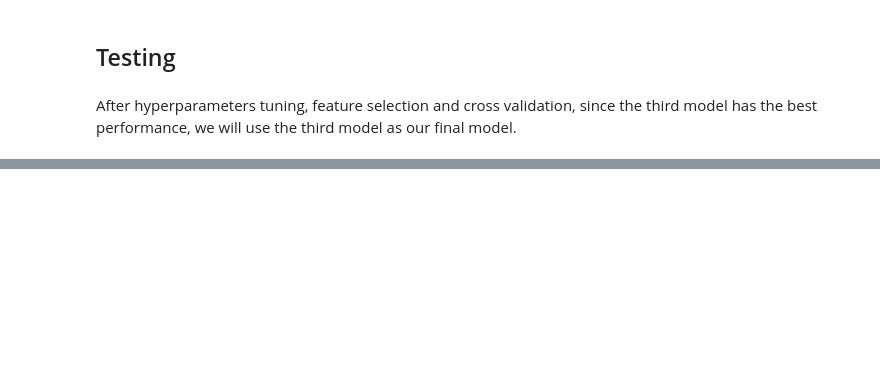
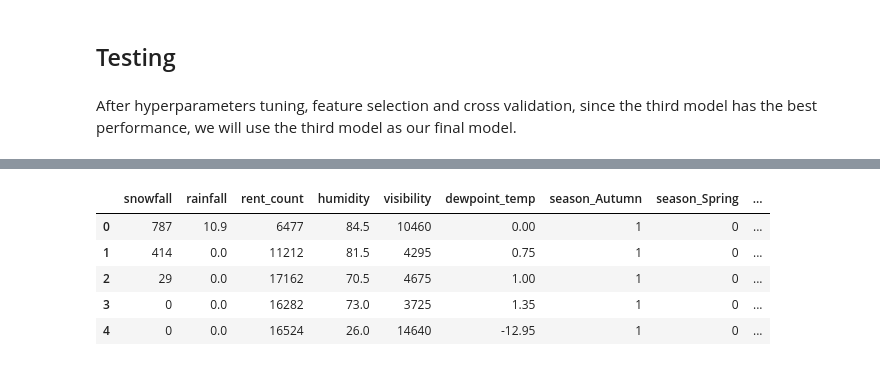
Before and after one commit to Jiian/seoulbike, a Jupyter notebook: predictive_maintenance/lstm.ipynb, the cells around one changed output, grey strips where cells are left out. Saved outputs shown, nothing was run; the diff lists cells and outputs as text; code cells hidden in the pictures; blank space fills up the shorter version.

Commit message:
added 7days demo

```diff
--- a/predictive_maintenance/lstm.ipynb
+++ b/predictive_maintenance/lstm.ipynb
@@ -163,0 +176,12 @@ The percentage error is around 25%, which indicates that we should allow 25% buf
+# %%
+demo0 = pd.read_csv('../data/7days_demo.csv')
+demo0.head()
+demo = demo0.copy()
+# %%
+demo.drop(['solar_radiation'], axis = 1, inplace = True)
+demo.drop(['temperature'], axis = 1, inplace = True)
+demo.drop(['wind_speed'], axis = 1, inplace = True)
+# %%
+demo.drop(['Unnamed: 0', 'date', 'rep_count'], axis = 1, inplace = True)
+demo1 = pd.get_dummies(demo, columns=['season', 'holiday'])
+demo1.head()
@@ -163,0 +195,16 @@ The percentage error is around 25%, which indicates that we should allow 25% buf
+# %%
+demo1['season_Spring'] = np.zeros(7, dtype = np.int8)
+demo1['season_Summer'] = np.zeros(7, dtype = np.int8)
+demo1['season_Winter'] = np.zeros(7, dtype = np.int8)
+demo1['holiday_Holiday'] = np.zeros(7, dtype = np.int8)
+# %%
+cols = demo1.columns.to_list()[:7] + demo1.columns.to_list()[8:] + ['holiday_No Holiday']
+demo2 = demo1[cols]
+demo2.head()
+# %% [output]
+|  | snowfall | rainfall | rent_count | humidity | visibility | dewpoint_temp | season_Autumn | season_Spring | ... |
+| 0 | 787 | 10.9 | 6477 | 84.5 | 10460 | 0.00 | 1 | 0 | ... |
+| 1 | 414 | 0.0 | 11212 | 81.5 | 4295 | 0.75 | 1 | 0 | ... |
+| 2 | 29 | 0.0 | 17162 | 70.5 | 4675 | 1.00 | 1 | 0 | ... |
+| 3 | 0 | 0.0 | 16282 | 73.0 | 3725 | 1.35 | 1 | 0 | ... |
+| 4 | 0 | 0.0 | 16524 | 26.0 | 14640 | -12.95 | 1 | 0 | ... |
```
Also changed, not shown: parts of 24 cells of this notebook, 5 other files.
